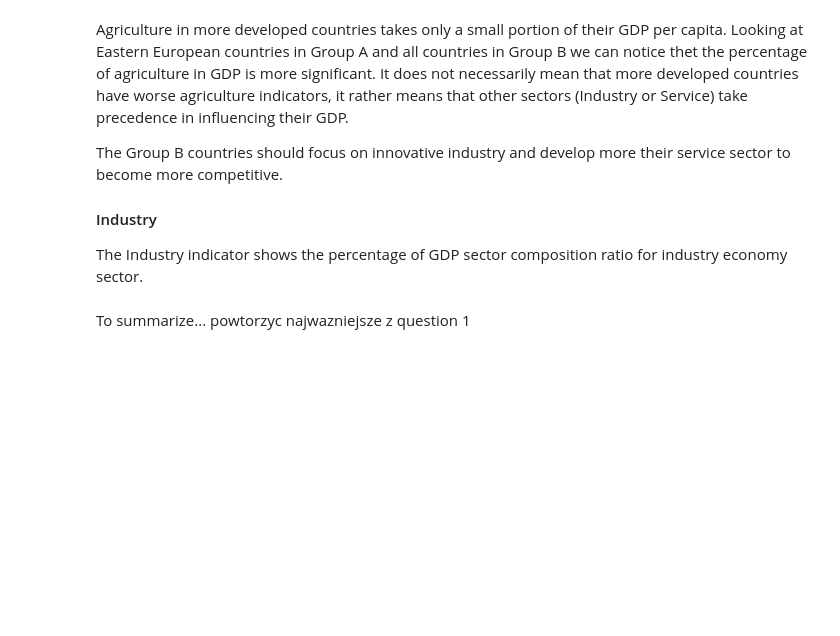
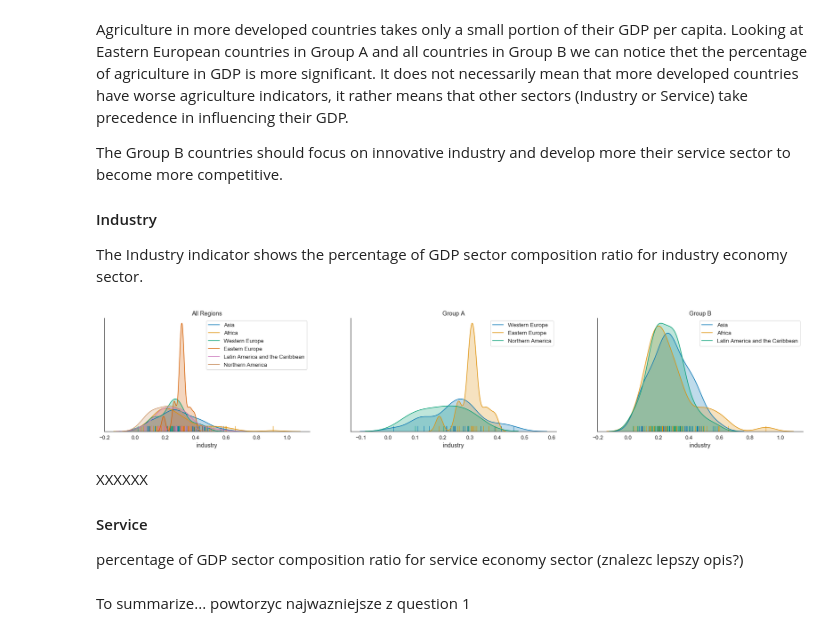
Before and after one commit to ksatola/Countries-of-the-World, a Jupyter notebook: EDA.ipynb, the cells around one changed output. Cells and saved outputs as stored; diff of their text form; code cells hidden in the pictures; blank space fills up the shorter version.

```diff
--- a/EDA.ipynb
+++ b/EDA.ipynb
@@ -801,35 +801,42 @@ The Industry indicator shows the percentage of GDP sector composition ratio for
 # %%
 sns.set(style="white", font_scale=1.2, palette='colorblind')
 f, axes = plt.subplots(1, 3, figsize=(30, 5))
 
 sns.despine()
 
 # World's industry
-g = sns.distplot(df[df['region2'] == 'Asia'].agriculture, label='Asia', hist=False, rug=True, kde_kws={"shade":True}, ax=axes[0])
-sns.distplot(df[df['region2'] == 'Africa'].agriculture, label='Africa', hist=False, rug=True, kde_kws={"shade":True}, ax=axes[0])
-sns.distplot(df[df['region2'] == 'Western Europe'].agriculture, label='Western Europe', hist=False, rug=True, kde_kws={"shade":True}, ax=axes[0])
-sns.distplot(df[df['region2'] == 'Eastern Europe'].agriculture, label='Eastern Europe', hist=False, rug=True, kde_kws={"shade":True}, ax=axes[0])
-sns.distplot(df[df['region2'] == 'Latin America and the Caribbean'].agriculture, label='Latin America and the Caribbean', hist=False, rug=True, kde_kws={"shade":True}, ax=axes[0])
-sns.distplot(df[df['region2'] == 'Northern America'].agriculture, label='Northern America', hist=False, rug=True, kde_kws={"shade":True}, ax=axes[0])
+g = sns.distplot(df[df['region2'] == 'Asia'].industry, label='Asia', hist=False, rug=True, kde_kws={"shade":True}, ax=axes[0])
+sns.distplot(df[df['region2'] == 'Africa'].industry, label='Africa', hist=False, rug=True, kde_kws={"shade":True}, ax=axes[0])
+sns.distplot(df[df['region2'] == 'Western Europe'].industry, label='Western Europe', hist=False, rug=True, kde_kws={"shade":True}, ax=axes[0])
+sns.distplot(df[df['region2'] == 'Eastern Europe'].industry, label='Eastern Europe', hist=False, rug=True, kde_kws={"shade":True}, ax=axes[0])
+sns.distplot(df[df['region2'] == 'Latin America and the Caribbean'].industry, label='Latin America and the Caribbean', hist=False, rug=True, kde_kws={"shade":True}, ax=axes[0])
+sns.distplot(df[df['region2'] == 'Northern America'].industry, label='Northern America', hist=False, rug=True, kde_kws={"shade":True}, ax=axes[0])
 
 g.set(yticklabels=[])
 g.set(title='All Regions')
 
 # Poor Regions' industry
-g = sns.distplot(df[df['region2'] == 'Western Europe'].agriculture, label='Western Europe', hist=False, rug=True, kde_kws={"shade":True}, ax=axes[1])
-sns.distplot(df[df['region2'] == 'Eastern Europe'].agriculture, label='Eastern Europe', hist=False, rug=True, kde_kws={"shade":True}, ax=axes[1])
-sns.distplot(df[df['region2'] == 'Northern America'].agriculture, label='Northern America', hist=False, rug=True, kde_kws={"shade":True}, ax=axes[1])
+g = sns.distplot(df[df['region2'] == 'Western Europe'].industry, label='Western Europe', hist=False, rug=True, kde_kws={"shade":True}, ax=axes[1])
+sns.distplot(df[df['region2'] == 'Eastern Europe'].industry, label='Eastern Europe', hist=False, rug=True, kde_kws={"shade":True}, ax=axes[1])
+sns.distplot(df[df['region2'] == 'Northern America'].industry, label='Northern America', hist=False, rug=True, kde_kws={"shade":True}, ax=axes[1])
 
 g.set(yticklabels=[])
 g.set(title='Group A')
 
 # Wealthy Regions' industry
-g = sns.distplot(df[df['region2'] == 'Asia'].agriculture, label='Asia', hist=False, rug=True, kde_kws={"shade":True}, ax=axes[2])
-sns.distplot(df[df['region2'] == 'Africa'].agriculture, label='Africa', hist=False, rug=True, kde_kws={"shade":True}, ax=axes[2])
-sns.distplot(df[df['region2'] == 'Latin America and the Caribbean'].agriculture, label='Latin America and the Caribbean', hist=False, rug=True, kde_kws={"shade":True}, ax=axes[2])
+g = sns.distplot(df[df['region2'] == 'Asia'].industry, label='Asia', hist=False, rug=True, kde_kws={"shade":True}, ax=axes[2])
+sns.distplot(df[df['region2'] == 'Africa'].industry, label='Africa', hist=False, rug=True, kde_kws={"shade":True}, ax=axes[2])
+sns.distplot(df[df['region2'] == 'Latin America and the Caribbean'].industry, label='Latin America and the Caribbean', hist=False, rug=True, kde_kws={"shade":True}, ax=axes[2])
 
 g.set(yticklabels=[])
 g.set(title='Group B')
 
-plt.savefig("./pics/agriculture.png", dpi=600);
+plt.savefig("./pics/industry.png", dpi=600);
 plt.show();
+# %% [output]
+[figure, added]
+# %% [markdown]
+XXXXXX
+
+#### Service
+percentage of GDP sector composition ratio for service economy sector (znalezc lepszy opis?)
```
Also changed, not shown: parts of 1 cell of this notebook, 1 other file.
